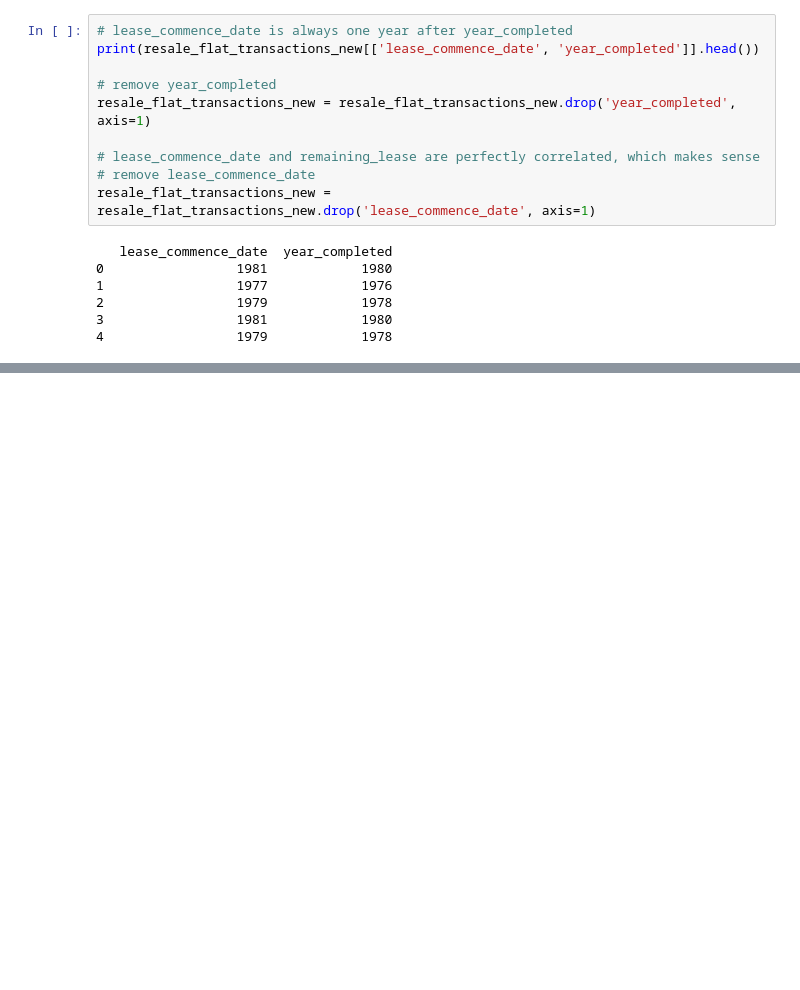
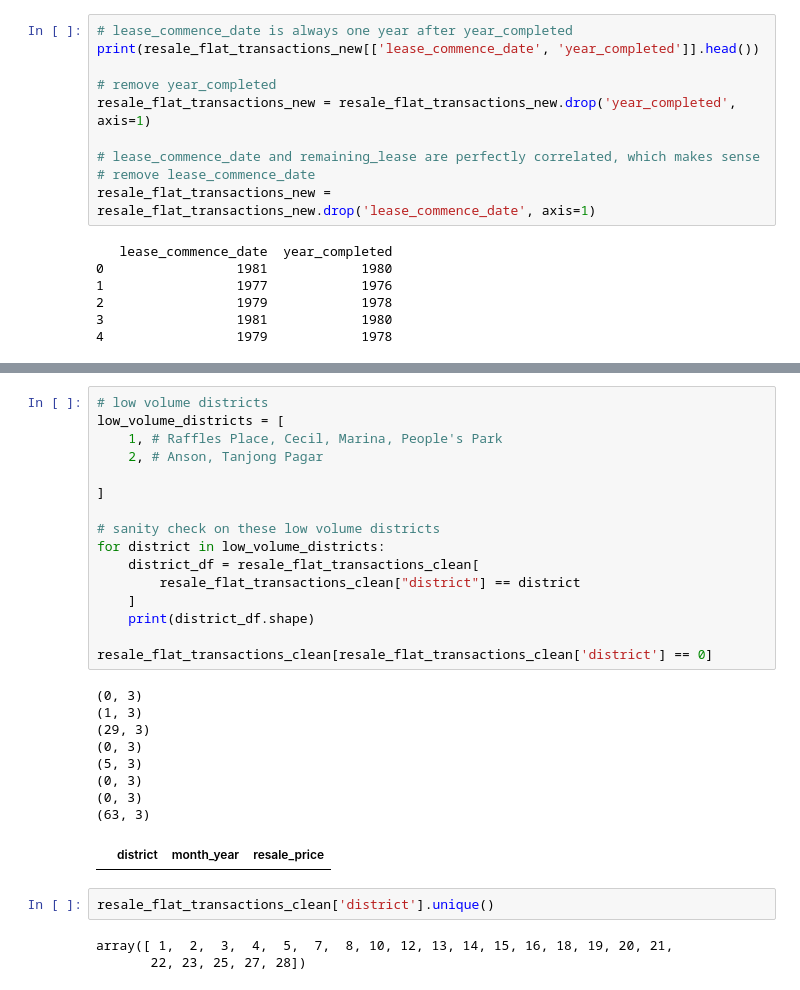
Before and after one commit to ivankqw/housing-data-engineering, a Jupyter notebook: modelling/resale_flat_transactions.ipynb, the cells around one changed output, grey strips where cells are left out. Drawn from its saved outputs; the diff is of its cells as text; blank space fills up the shorter version.

```diff
--- a/modelling/pricing_modelling.ipynb
+++ b/modelling/resale_flat_transactions.ipynb
@@ -353,0 +516,31 @@ Index(['town', 'flat_type', 'flat_model', 'floor_area_sqm', 'resale_price',
+# %%
+# low volume districts
+low_volume_districts = [
+    1, # Raffles Place, Cecil, Marina, People's Park
+    2, # Anson, Tanjong Pagar
+
+]
+
+# sanity check on these low volume districts
+for district in low_volume_districts:
+    district_df = resale_flat_transactions_clean[
+        resale_flat_transactions_clean["district"] == district
+    ]
+    print(district_df.shape)
+
+resale_flat_transactions_clean[resale_flat_transactions_clean['district'] == 0]
+# %% [output]
+(0, 3)
+(1, 3)
+(29, 3)
+(0, 3)
+(5, 3)
+(0, 3)
+(0, 3)
+(63, 3)
+|  | district | month_year | resale_price |
+# %%
+resale_flat_transactions_clean['district'].unique()
+# %% [output]
+array([ 1,  2,  3,  4,  5,  7,  8, 10, 12, 13, 14, 15, 16, 18, 19, 20, 21,
+       22, 23, 25, 27, 28])
```
Also changed, not shown: parts of 21 cells of this notebook.
